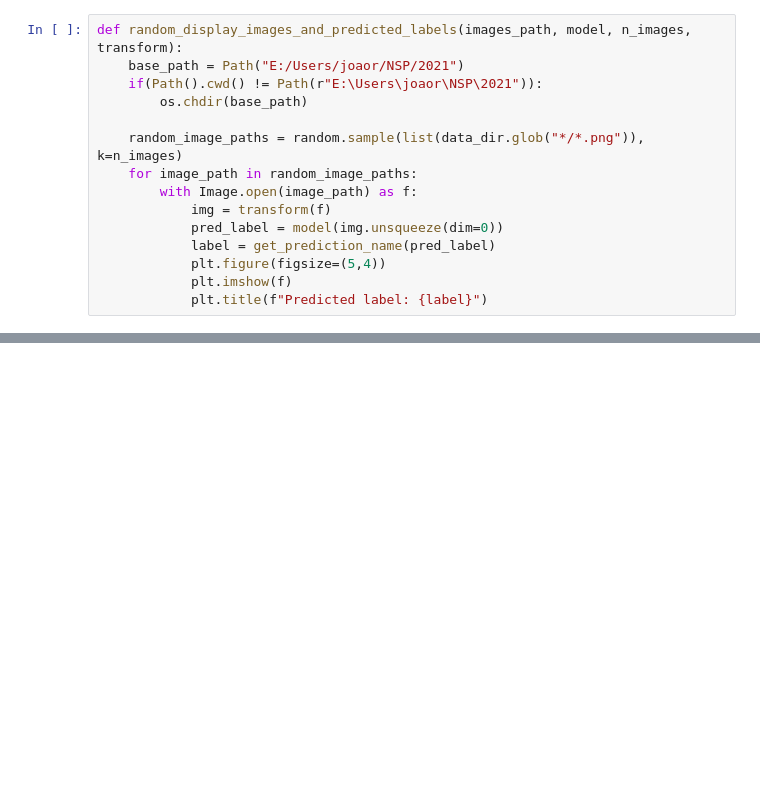
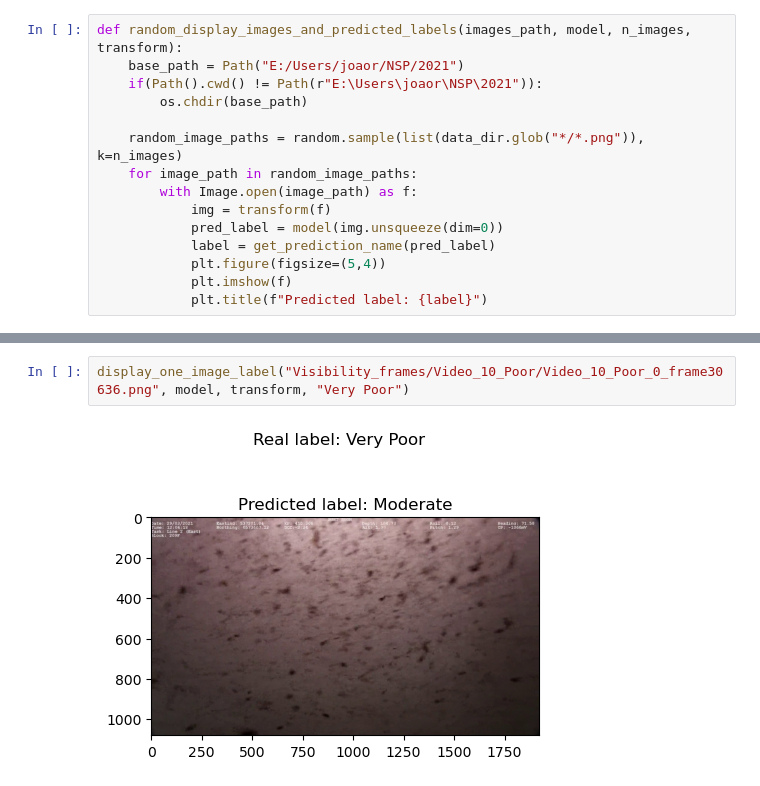
Before and after one commit to J-Mina/AQAUIS, a Jupyter notebook: Code/Visibility/Test_models_new_data.ipynb, the cells around one changed output, grey strips where cells are left out. Drawn from its saved outputs; the diff is of its cells as text; blank space fills up the shorter version.

```diff
--- a/Code/Visibility/Test_models_new_data.ipynb
+++ b/Code/Visibility/Test_models_new_data.ipynb
@@ -86 +121,5 @@ def random_display_images_and_predicted_labels(images_path, model, n_images, tra
+# %%
+display_one_image_label("Visibility_frames/Video_10_Poor/Video_10_Poor_0_frame30636.png", model, transform, "Very Poor")
+# %% [output]
+[figure, added]
 # %%
```
Also changed, not shown: parts of 18 cells of this notebook, 3 other files.
